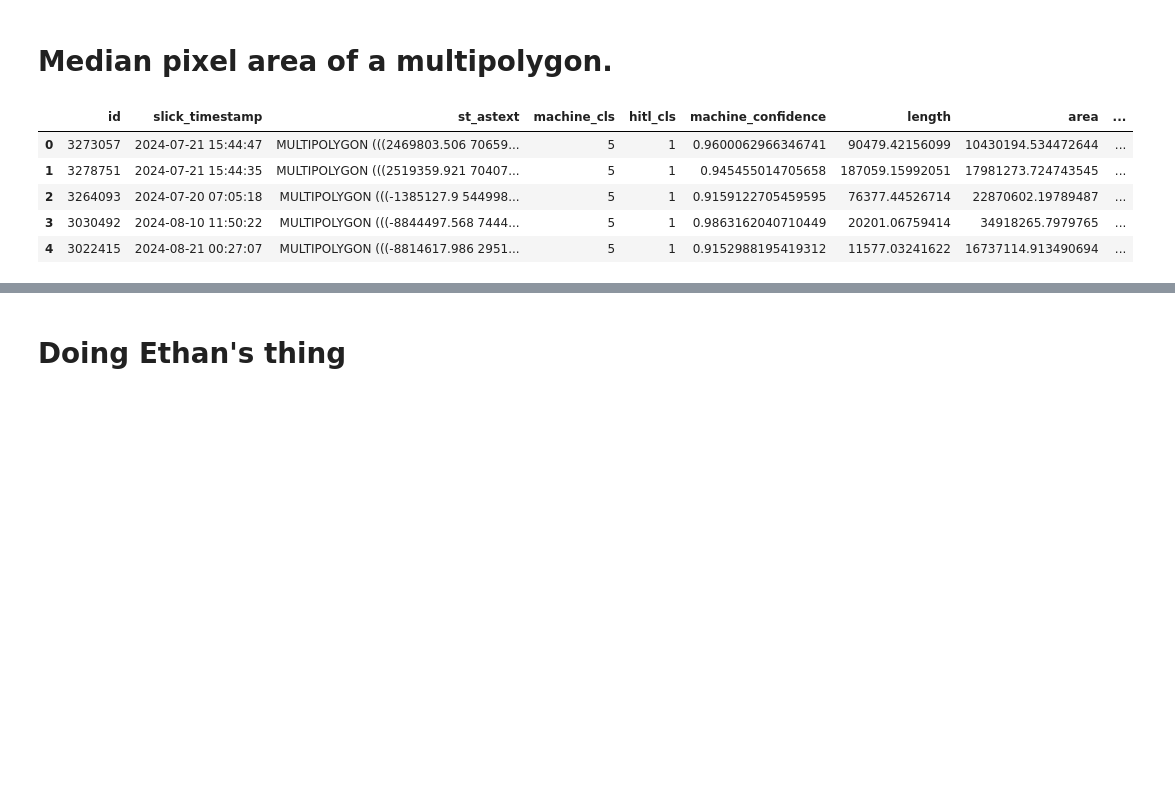
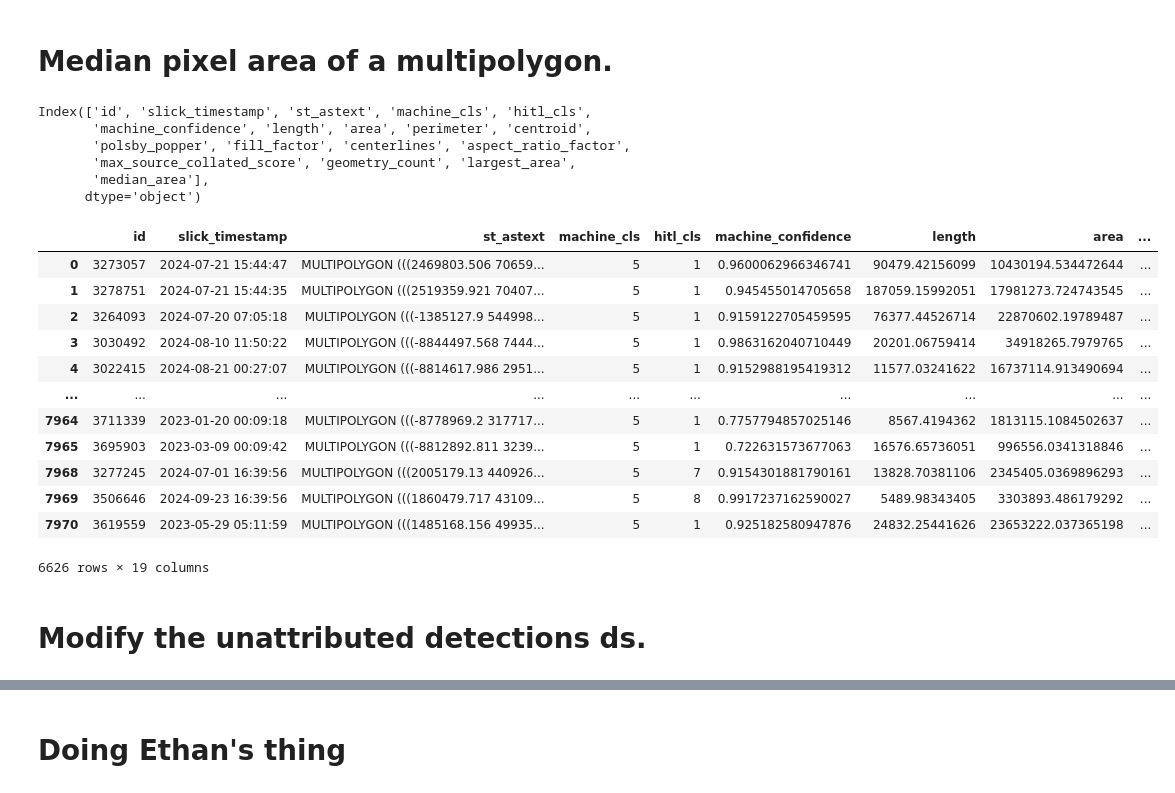
Before and after one commit to SkyTruth/cerulean-cloud, a Jupyter notebook: notebooks/nrt_dataPrep.ipynb, the cells around one changed output, grey strips where cells are left out. Drawn from its saved outputs; the diff is of its cells as text; code cells hidden in the pictures; blank space fills up the shorter version.

```diff
--- a/notebooks/nrt_dataPrep.ipynb
+++ b/notebooks/nrt_dataPrep.ipynb
@@ -92,13 +79,32 @@ def median_area(multipoly):
 
 hitl_gdf_newProj['median_area'] = hitl_gdf_newProj['st_astext'].apply(median_area)
 # %%
-hitl_gdf_newProj.head(5)
+hitl_gdf_newProj.columns
 # %% [output]
-|  | id | slick_timestamp | st_astext | machine_cls | hitl_cls | machine_confidence | length | area | ... |
-| 0 | 3273057 | 2024-07-21 15:44:47 | MULTIPOLYGON (((2469803.506 70659... | 5 | 1 | 0.9600062966346741 | 90479.42156099 | 10430194.534472644 | ... |
-| 1 | 3278751 | 2024-07-21 15:44:35 | MULTIPOLYGON (((2519359.921 70407... | 5 | 1 | 0.945455014705658 | 187059.15992051 | 17981273.724743545 | ... |
-| 2 | 3264093 | 2024-07-20 07:05:18 | MULTIPOLYGON (((-1385127.9 544998... | 5 | 1 | 0.9159122705459595 | 76377.44526714 | 22870602.19789487 | ... |
-| 3 | 3030492 | 2024-08-10 11:50:22 | MULTIPOLYGON (((-8844497.568 7444... | 5 | 1 | 0.9863162040710449 | 20201.06759414 | 34918265.7979765 | ... |
-| 4 | 3022415 | 2024-08-21 00:27:07 | MULTIPOLYGON (((-8814617.986 2951... | 5 | 1 | 0.9152988195419312 | 11577.03241622 | 16737114.913490694 | ... |
+Index(['id', 'slick_timestamp', 'st_astext', 'machine_cls', 'hitl_cls',
+       'machine_confidence', 'length', 'area', 'perimeter', 'centroid',
+       'polsby_popper', 'fill_factor', 'centerlines', 'aspect_ratio_factor',
+       'max_source_collated_score', 'geometry_count', 'largest_area',
+       'median_area'],
+      dtype='object')
+# %%
+hitl_gdf_newProj = hitl_gdf_newProj[hitl_gdf_newProj['hitl_cls'].isin(['1','6','7','8'])]
+hitl_gdf_newProj["is_slick"] = hitl_gdf_newProj['hitl_cls'].isin(['6','7','8'])
+# %%
+hitl_gdf_newProj
+# %% [output]
+|  | id | slick_timestamp | st_astext | machine_cls | hitl_cls | machine_confidence | length | area | ... |
+| 0 | 3273057 | 2024-07-21 15:44:47 | MULTIPOLYGON (((2469803.506 70659... | 5 | 1 | 0.9600062966346741 | 90479.42156099 | 10430194.534472644 | ... |
+| 1 | 3278751 | 2024-07-21 15:44:35 | MULTIPOLYGON (((2519359.921 70407... | 5 | 1 | 0.945455014705658 | 187059.15992051 | 17981273.724743545 | ... |
+| 2 | 3264093 | 2024-07-20 07:05:18 | MULTIPOLYGON (((-1385127.9 544998... | 5 | 1 | 0.9159122705459595 | 76377.44526714 | 22870602.19789487 | ... |
+| 3 | 3030492 | 2024-08-10 11:50:22 | MULTIPOLYGON (((-8844497.568 7444... | 5 | 1 | 0.9863162040710449 | 20201.06759414 | 34918265.7979765 | ... |
+| 4 | 3022415 | 2024-08-21 00:27:07 | MULTIPOLYGON (((-8814617.986 2951... | 5 | 1 | 0.9152988195419312 | 11577.03241622 | 16737114.913490694 | ... |
+| ... | ... | ... | ... | ... | ... | ... | ... | ... | ... |
+| 7964 | 3711339 | 2023-01-20 00:09:18 | MULTIPOLYGON (((-8778969.2 317717... | 5 | 1 | 0.7757794857025146 | 8567.4194362 | 1813115.1084502637 | ... |
+| 7965 | 3695903 | 2023-03-09 00:09:42 | MULTIPOLYGON (((-8812892.811 3239... | 5 | 1 | 0.722631573677063 | 16576.65736051 | 996556.0341318846 | ... |
+| 7968 | 3277245 | 2024-07-01 16:39:56 | MULTIPOLYGON (((2005179.13 440926... | 5 | 7 | 0.9154301881790161 | 13828.70381106 | 2345405.0369896293 | ... |
+| 7969 | 3506646 | 2024-09-23 16:39:56 | MULTIPOLYGON (((1860479.717 43109... | 5 | 8 | 0.9917237162590027 | 5489.98343405 | 3303893.486179292 | ... |
+| 7970 | 3619559 | 2023-05-29 05:11:59 | MULTIPOLYGON (((1485168.156 49935... | 5 | 1 | 0.925182580947876 | 24832.25441626 | 23653222.037365198 | ... |
+6626 rows × 19 columns
 # %%
 # Exporting modified dataframe to CSV.
@@ -106,0 +113,2 @@ hitl_gdf_newProj_red.to_csv('/Users/brendanjarrell/Desktop/hitl_featsAdded_01132
+# %% [markdown]
+# Modify the unattributed detections ds.
```
Also changed, not shown: parts of 18 cells of this notebook, 1 other file.
